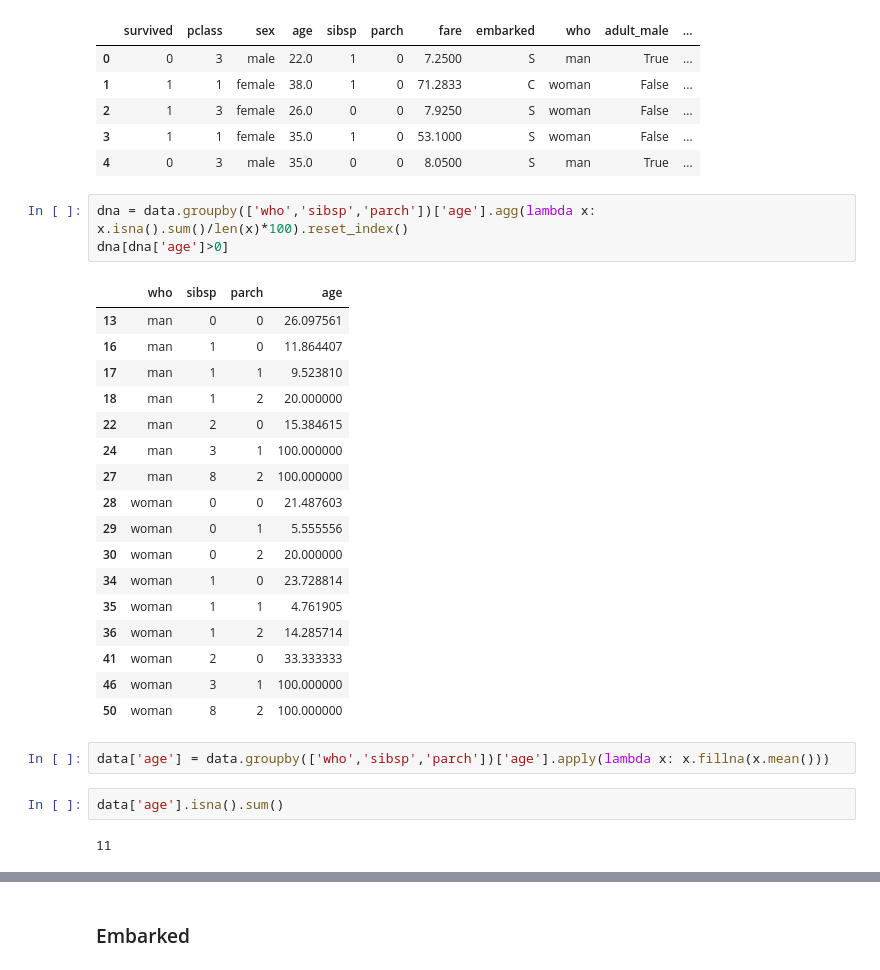
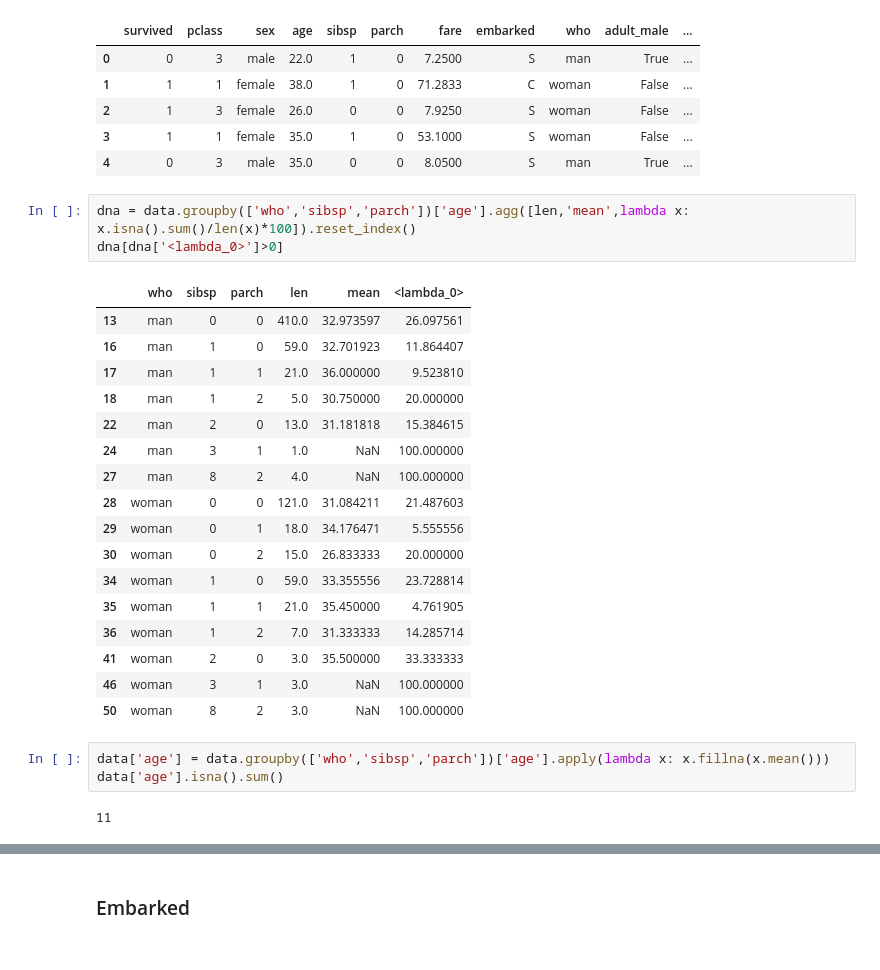
Before and after one commit to chang99729/py34sa3l2, a Jupyter notebook: Lecture 04/Logistic Regression.ipynb, the cells around one changed output, grey strips where cells are left out. Drawn from its saved outputs; the diff is of its cells as text.

```diff
--- a/Lecture 04/Logistic Regression.ipynb
+++ b/Lecture 04/Logistic Regression.ipynb
@@ -355,29 +363,28 @@ data.head()
 | 3 | 1 | 1 | female | 35.0 | 1 | 0 | 53.1000 | S | woman | False | ... |
 | 4 | 0 | 3 | male | 35.0 | 0 | 0 | 8.0500 | S | man | True | ... |
 # %%
-dna = data.groupby(['who','sibsp','parch'])['age'].agg(lambda x: x.isna().sum()/len(x)*100).reset_index()
-dna[dna['age']>0]
+dna = data.groupby(['who','sibsp','parch'])['age'].agg([len,'mean',lambda x: x.isna().sum()/len(x)*100]).reset_index()
+dna[dna['<lambda_0>']>0]
 # %% [output]
-|  | who | sibsp | parch | age |
-| 13 | man | 0 | 0 | 26.097561 |
-| 16 | man | 1 | 0 | 11.864407 |
-| 17 | man | 1 | 1 | 9.523810 |
-| 18 | man | 1 | 2 | 20.000000 |
-| 22 | man | 2 | 0 | 15.384615 |
-| 24 | man | 3 | 1 | 100.000000 |
-| 27 | man | 8 | 2 | 100.000000 |
-| 28 | woman | 0 | 0 | 21.487603 |
-| 29 | woman | 0 | 1 | 5.555556 |
-| 30 | woman | 0 | 2 | 20.000000 |
-| 34 | woman | 1 | 0 | 23.728814 |
-| 35 | woman | 1 | 1 | 4.761905 |
-| 36 | woman | 1 | 2 | 14.285714 |
-| 41 | woman | 2 | 0 | 33.333333 |
-| 46 | woman | 3 | 1 | 100.000000 |
-| 50 | woman | 8 | 2 | 100.000000 |
+|  | who | sibsp | parch | len | mean | <lambda_0> |
+| 13 | man | 0 | 0 | 410.0 | 32.973597 | 26.097561 |
+| 16 | man | 1 | 0 | 59.0 | 32.701923 | 11.864407 |
+| 17 | man | 1 | 1 | 21.0 | 36.000000 | 9.523810 |
+| 18 | man | 1 | 2 | 5.0 | 30.750000 | 20.000000 |
+| 22 | man | 2 | 0 | 13.0 | 31.181818 | 15.384615 |
+| 24 | man | 3 | 1 | 1.0 | NaN | 100.000000 |
+| 27 | man | 8 | 2 | 4.0 | NaN | 100.000000 |
+| 28 | woman | 0 | 0 | 121.0 | 31.084211 | 21.487603 |
+| 29 | woman | 0 | 1 | 18.0 | 34.176471 | 5.555556 |
+| 30 | woman | 0 | 2 | 15.0 | 26.833333 | 20.000000 |
+| 34 | woman | 1 | 0 | 59.0 | 33.355556 | 23.728814 |
+| 35 | woman | 1 | 1 | 21.0 | 35.450000 | 4.761905 |
+| 36 | woman | 1 | 2 | 7.0 | 31.333333 | 14.285714 |
+| 41 | woman | 2 | 0 | 3.0 | 35.500000 | 33.333333 |
+| 46 | woman | 3 | 1 | 3.0 | NaN | 100.000000 |
+| 50 | woman | 8 | 2 | 3.0 | NaN | 100.000000 |
 # %%
 data['age'] = data.groupby(['who','sibsp','parch'])['age'].apply(lambda x: x.fillna(x.mean()))
+data['age'].isna().sum()
+# %% [output]
+11
-# %%
-data['age'].isna().sum()
-# %% [output]
-11
```
Also changed, not shown: parts of 50 cells of this notebook.
